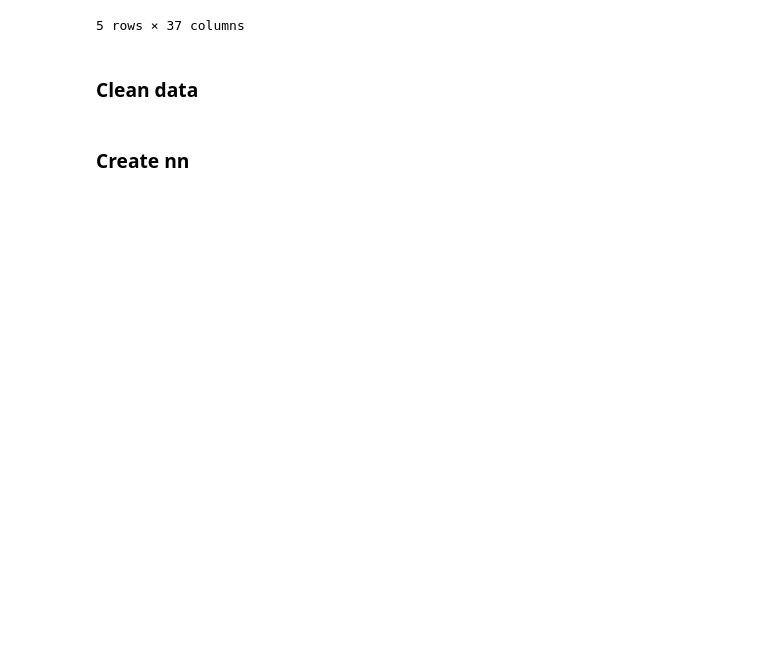
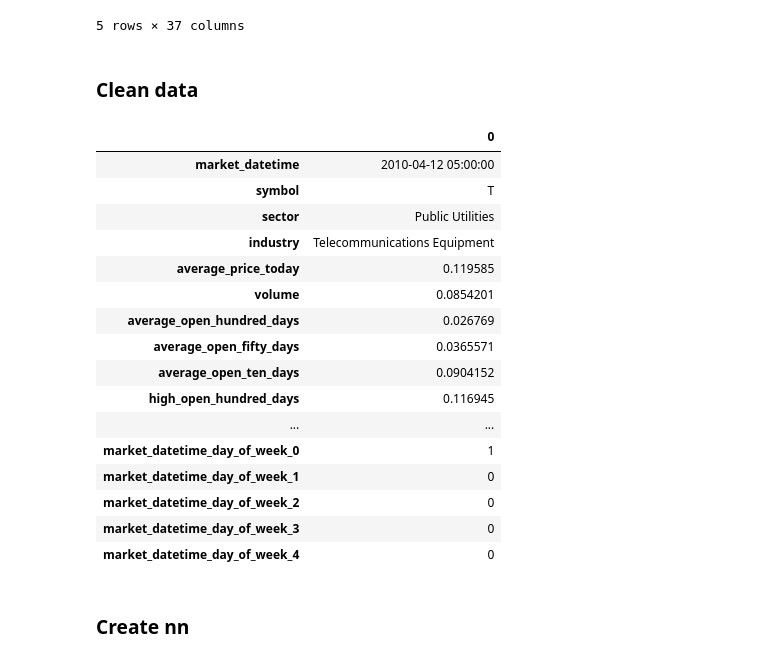
Before and after one commit to rbetzler/fun-times-in-python, a Jupyter notebook: finance/data_science/models/20191116-lstm.ipynb, the cells around one changed output. Drawn from its saved outputs; the diff is of its cells as text; code cells hidden in the pictures; blank space fills up the shorter version.

```diff
--- a/finance/data_science/models/20191116-lstm.ipynb
+++ b/finance/data_science/models/20191116-lstm.ipynb
@@ -121,6 +120,26 @@ for col in df.drop(cols_to_ignore, axis=1).columns:
 
 cluster_utils.normalize(df=df, column='target')
 df = df.fillna(1)
+# %%
+df.head(1).T
+# %% [output]
+|  | 0 |
+| market_datetime | 2010-04-12 05:00:00 |
+| symbol | T |
+| sector | Public Utilities |
+| industry | Telecommunications Equipment |
+| average_price_today | 0.119585 |
+| volume | 0.0854201 |
+| average_open_hundred_days | 0.026769 |
+| average_open_fifty_days | 0.0365571 |
+| average_open_ten_days | 0.0904152 |
+| high_open_hundred_days | 0.116945 |
+| ... | ... |
+| market_datetime_day_of_week_0 | 1 |
+| market_datetime_day_of_week_1 | 0 |
+| market_datetime_day_of_week_2 | 0 |
+| market_datetime_day_of_week_3 | 0 |
+| market_datetime_day_of_week_4 | 0 |
 # %%
 temp = df.copy()
 
```
Also changed, not shown: parts of 9 cells of this notebook, 2 other files.
